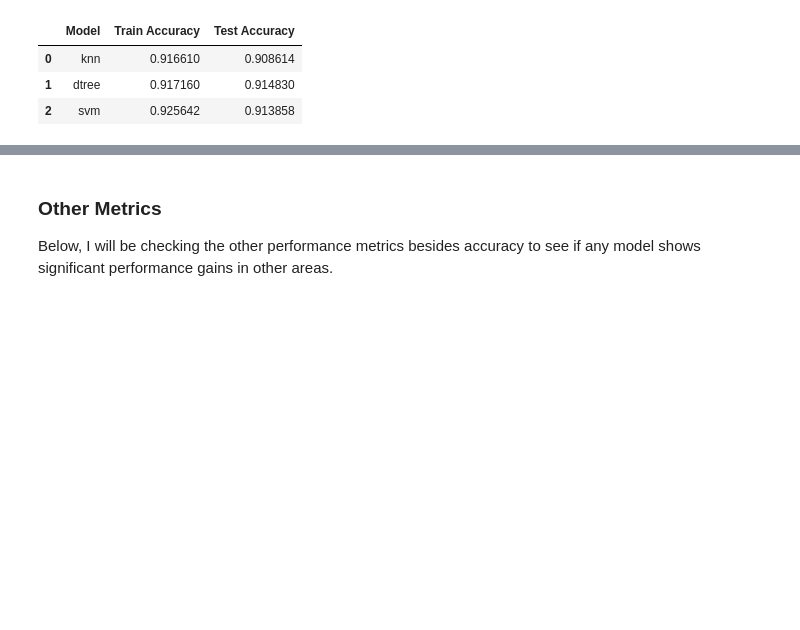
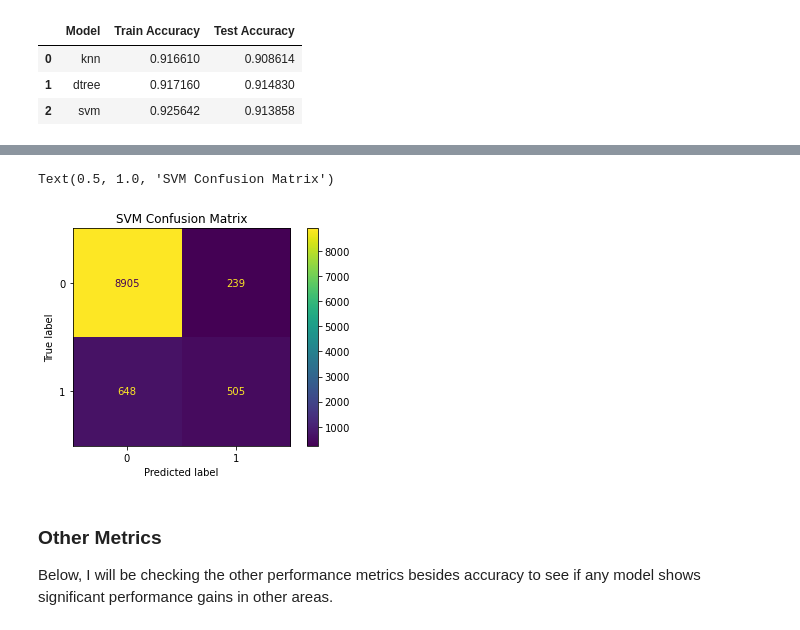
Before and after one commit to Naknak360/comparing_classifiers, a Jupyter notebook: prompt_III.ipynb, the cells around one changed output, grey strips where cells are left out. Cells and saved outputs as stored; diff of their text form; code cells hidden in the pictures; blank space fills up the shorter version.

```diff
--- a/prompt_III.ipynb
+++ b/prompt_III.ipynb
@@ -379,3 +392,9 @@ comparisons_grid
+# %%
+ConfusionMatrixDisplay(confusion_matrix(y_test, svm_grid_test_preds)).plot()
+plt.title("SVM Confusion Matrix")
+# %% [output]
+Text(0.5, 1.0, 'SVM Confusion Matrix')
+[figure, added]
 # %% [markdown]
 ### Other Metrics
 Below, I will be checking the other performance metrics besides accuracy to see if any model shows significant performance gains in other areas.
```
Also changed, not shown: parts of 7 cells of this notebook, 7 other files.
